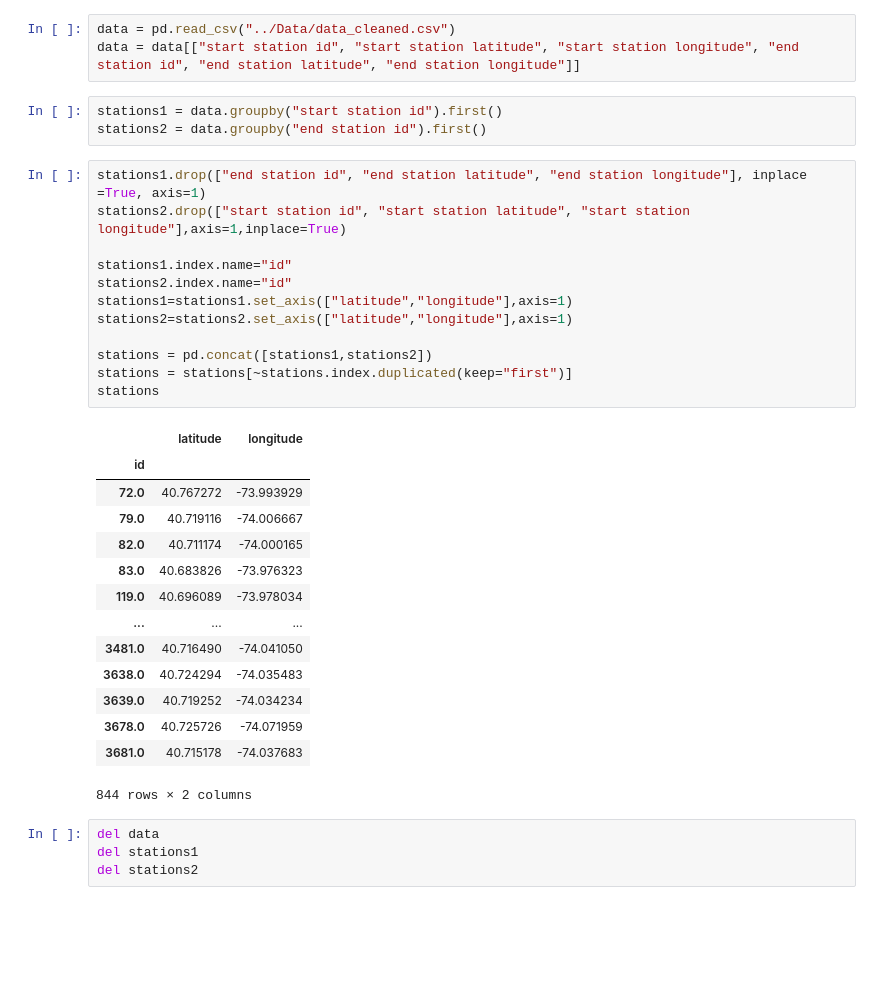
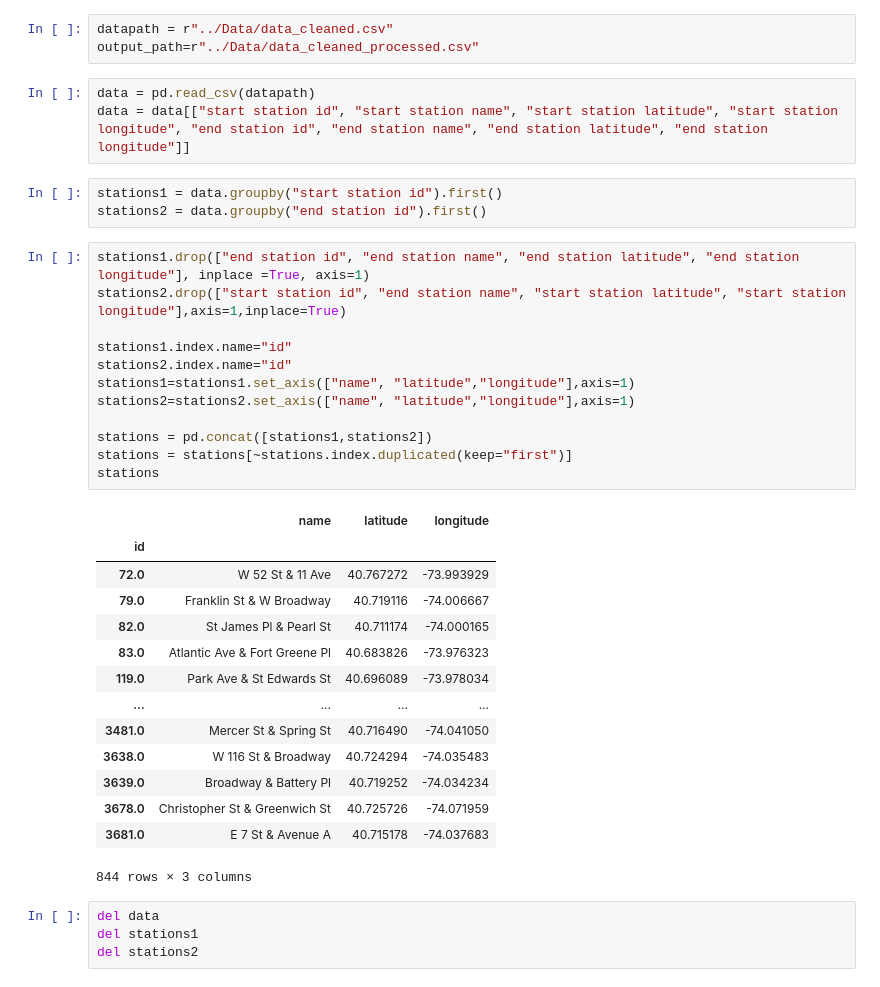
Before and after one commit to TWagner2/AXAChallenge, a Jupyter notebook: OSMnxTest/OSMnx.ipynb, the cells around one changed output. Saved outputs shown, nothing was run; the diff lists cells and outputs as text; blank space fills up the shorter version.

```diff
--- a/OSMnxTest/OSMnx.ipynb
+++ b/OSMnxTest/OSMnx.ipynb
@@ -8,36 +11,39 @@ import os
+# %%
+datapath = r"../Data/data_cleaned.csv"
+output_path=r"../Data/data_cleaned_processed.csv"
 # %%
-data = pd.read_csv("../Data/data_cleaned.csv")
-data = data[["start station id", "start station latitude", "start station longitude", "end station id", "end station latitude", "end station longitude"]]
+data = pd.read_csv(datapath)
+data = data[["start station id", "start station name", "start station latitude", "start station longitude", "end station id", "end station name", "end station latitude", "end station longitude"]]
 # %%
 stations1 = data.groupby("start station id").first()
 stations2 = data.groupby("end station id").first()
 # %%
-stations1.drop(["end station id", "end station latitude", "end station longitude"], inplace =True, axis=1)
-stations2.drop(["start station id", "start station latitude", "start station longitude"],axis=1,inplace=True)
+stations1.drop(["end station id", "end station name", "end station latitude", "end station longitude"], inplace =True, axis=1)
+stations2.drop(["start station id", "end station name", "start station latitude", "start station longitude"],axis=1,inplace=True)
 
 stations1.index.name="id"
 stations2.index.name="id"
-stations1=stations1.set_axis(["latitude","longitude"],axis=1)
-stations2=stations2.set_axis(["latitude","longitude"],axis=1)
+stations1=stations1.set_axis(["name", "latitude","longitude"],axis=1)
+stations2=stations2.set_axis(["name", "latitude","longitude"],axis=1)
 
 stations = pd.concat([stations1,stations2])
 stations = stations[~stations.index.duplicated(keep="first")]
 stations
 # %% [output]
-|  | latitude | longitude |
-| id |  |  |
-| 72.0 | 40.767272 | -73.993929 |
-| 79.0 | 40.719116 | -74.006667 |
-| 82.0 | 40.711174 | -74.000165 |
-| 83.0 | 40.683826 | -73.976323 |
-| 119.0 | 40.696089 | -73.978034 |
-| ... | ... | ... |
-| 3481.0 | 40.716490 | -74.041050 |
-| 3638.0 | 40.724294 | -74.035483 |
-| 3639.0 | 40.719252 | -74.034234 |
-| 3678.0 | 40.725726 | -74.071959 |
-| 3681.0 | 40.715178 | -74.037683 |
+|  | name | latitude | longitude |
+| id |  |  |  |
+| 72.0 | W 52 St & 11 Ave | 40.767272 | -73.993929 |
+| 79.0 | Franklin St & W Broadway | 40.719116 | -74.006667 |
+| 82.0 | St James Pl & Pearl St | 40.711174 | -74.000165 |
+| 83.0 | Atlantic Ave & Fort Greene Pl | 40.683826 | -73.976323 |
+| 119.0 | Park Ave & St Edwards St | 40.696089 | -73.978034 |
+| ... | ... | ... | ... |
+| 3481.0 | Mercer St & Spring St | 40.716490 | -74.041050 |
+| 3638.0 | W 116 St & Broadway | 40.724294 | -74.035483 |
+| 3639.0 | Broadway & Battery Pl | 40.719252 | -74.034234 |
+| 3678.0 | Christopher St & Greenwich St | 40.725726 | -74.071959 |
+| 3681.0 | E 7 St & Avenue A | 40.715178 | -74.037683 |
-844 rows × 2 columns
+844 rows × 3 columns
 # %%
 del data
 del stations1
```
Also changed, not shown: parts of 6 cells of this notebook, 1 other file.
